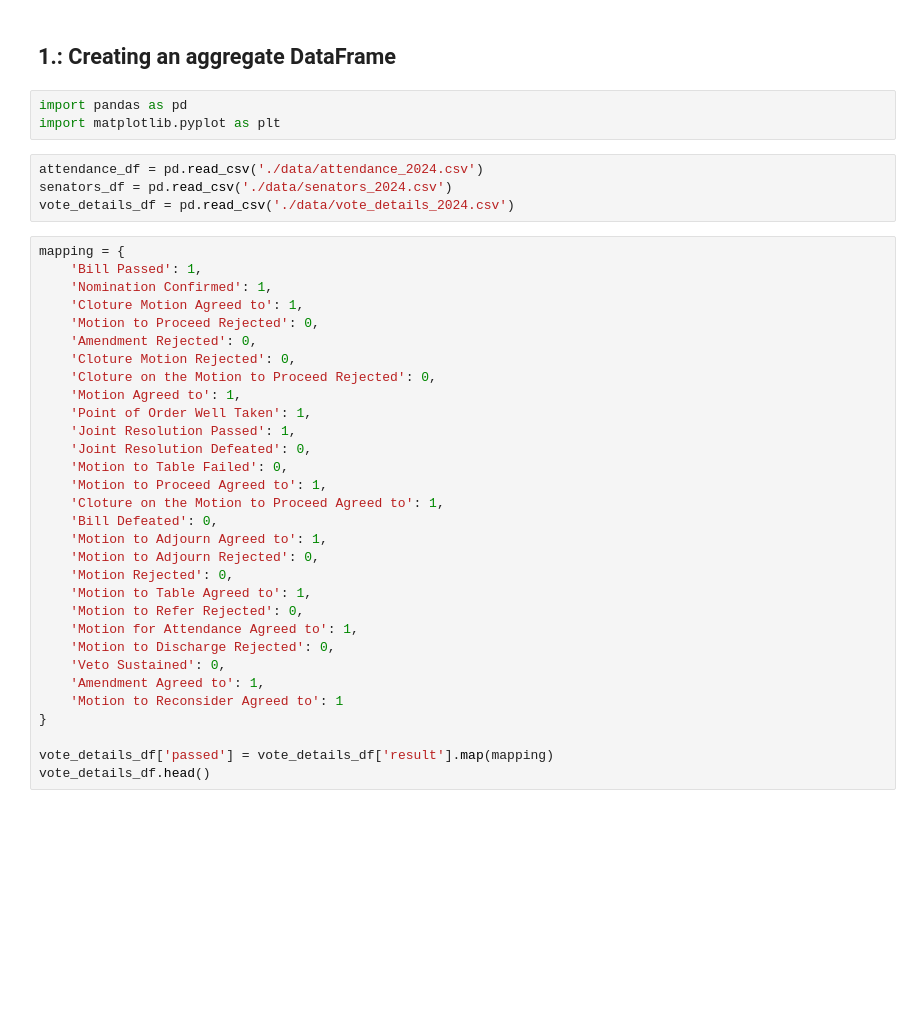
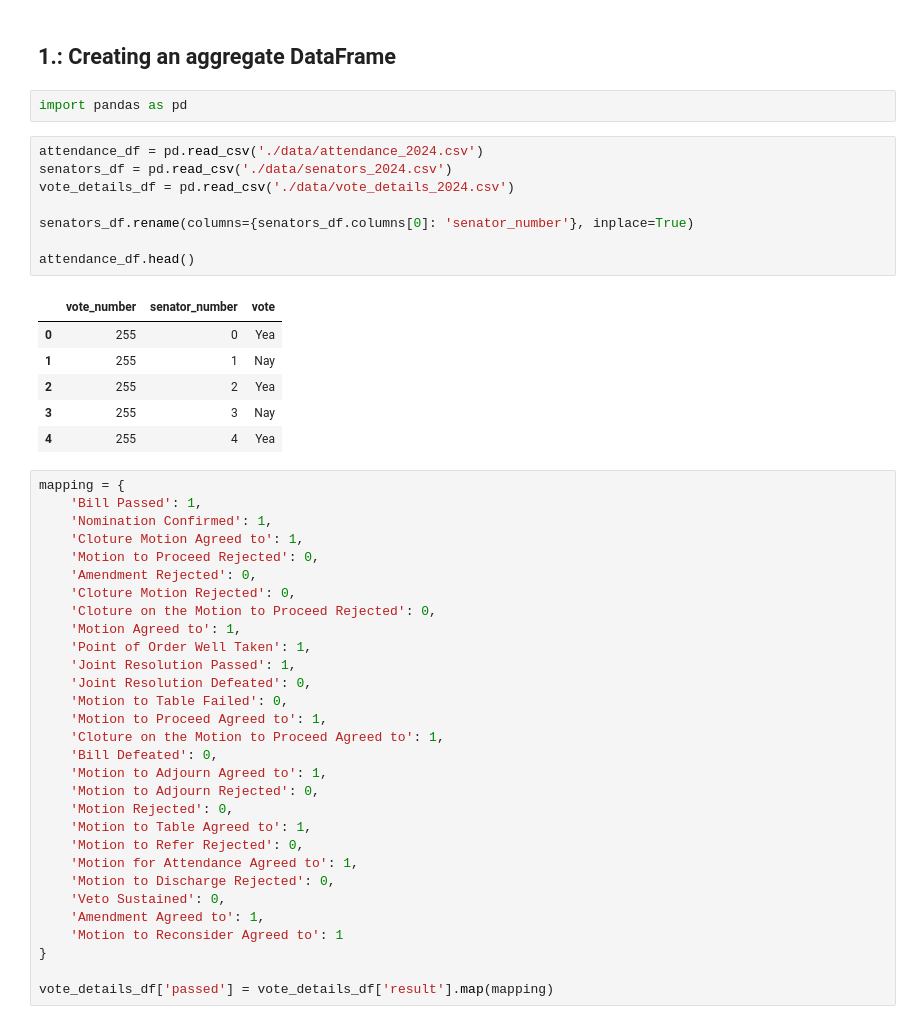
Before and after one commit to zdanielm/eulytix-assignment, a Jupyter notebook: model.ipynb, the cells around one changed output. Cells and saved outputs as stored; diff of their text form; blank space fills up the shorter version.

```diff
--- a/model.ipynb
+++ b/model.ipynb
@@ -4,11 +4,21 @@
 ## 1.: Creating an aggregate DataFrame
 # %%
 import pandas as pd
-import matplotlib.pyplot as plt
 # %%
 attendance_df = pd.read_csv('./data/attendance_2024.csv')
 senators_df = pd.read_csv('./data/senators_2024.csv')
 vote_details_df = pd.read_csv('./data/vote_details_2024.csv')
+
+senators_df.rename(columns={senators_df.columns[0]: 'senator_number'}, inplace=True)
+
+attendance_df.head()
+# %% [output]
+|  | vote_number | senator_number | vote |
+| 0 | 255 | 0 | Yea |
+| 1 | 255 | 1 | Nay |
+| 2 | 255 | 2 | Yea |
+| 3 | 255 | 3 | Nay |
+| 4 | 255 | 4 | Yea |
 # %%
 mapping = {
     'Bill Passed': 1,
@@ -39,4 +49,3 @@ mapping = {
 }
 
 vote_details_df['passed'] = vote_details_df['result'].map(mapping)
-vote_details_df.head()
```
Also changed, not shown: parts of 24 cells of this notebook, 2 other files.
